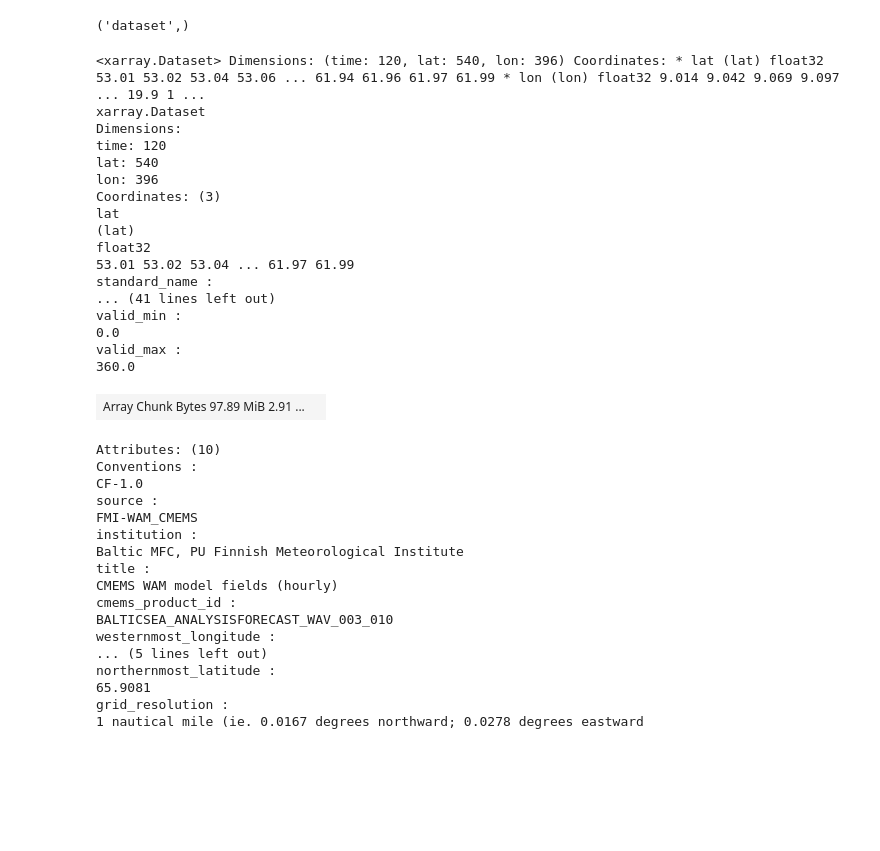
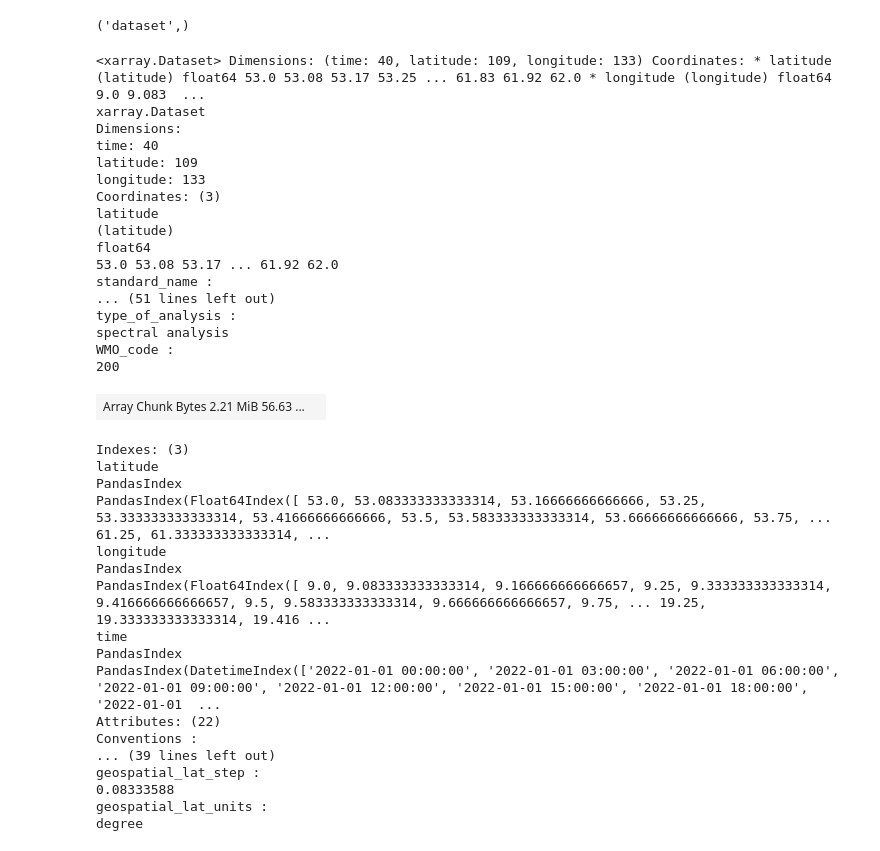
Before and after one commit to xcube-dev/xcube-cmems, a Jupyter notebook: examples/notebooks/cmems_ds_example.ipynb, the cells around one changed output. Drawn from its saved outputs; the diff is of its cells as text; code cells hidden in the pictures; blank space fills up the shorter version.

```diff
--- a/examples/notebooks/cmems_ds_example.ipynb
+++ b/examples/notebooks/cmems_ds_example.ipynb
@@ -177,45 +180,45 @@ cmems_store.get_data_types_for_data('dataset-bal-analysis-forecast-wav-hourly')
 # %% [output]
 ('dataset',)
 # %%
-ds = cmems_store.open_data('dataset-bal-analysis-forecast-wav-hourly','dataset:zarr:cmems',variable_names=['VMDR'],time_range=('2022-01-01','2022-01-05'),
+ds = cmems_store.open_data('cmems_mod_glo_wav_anfc_0.083deg_PT3H-i','dataset:zarr:cmems',variable_names=['VMDR'],time_range=('2022-01-01','2022-01-05'),
                             bbox=[9, 53, 20, 62])
 ds
 # %% [output]
-<xarray.Dataset> Dimensions: (time: 120, lat: 540, lon: 396) Coordinates: * lat (lat) float32 53.01 53.02 53.04 53.06 ... 61.94 61.96 61.97 61.99 * lon (lon) float32 9.014 9.042 9.069 9.097 ... 19.9 1 ...
+<xarray.Dataset> Dimensions: (time: 40, latitude: 109, longitude: 133) Coordinates: * latitude (latitude) float64 53.0 53.08 53.17 53.25 ... 61.83 61.92 62.0 * longitude (longitude) float64 9.0 9.083  ...
 xarray.Dataset
 Dimensions:
-time: 120
-lat: 540
-lon: 396
+time: 40
+latitude: 109
+longitude: 133
 Coordinates: (3)
-lat
-(lat)
-float32
-53.01 53.02 53.04 ... 61.97 61.99
+latitude
+(latitude)
+float64
+53.0 53.08 53.17 ... 61.92 62.0
 standard_name :
-... (41 lines left out)
-valid_min :
-0.0
-valid_max :
-360.0
+... (51 lines left out)
+type_of_analysis :
+spectral analysis
+WMO_code :
+200
-| Array Chunk Bytes 97.89 MiB 2.91 ... |  |
+| Array Chunk Bytes 2.21 MiB 56.63 ... |  |
-Attributes: (10)
+Indexes: (3)
+latitude
+PandasIndex
+PandasIndex(Float64Index([ 53.0, 53.083333333333314, 53.16666666666666, 53.25, 53.333333333333314, 53.41666666666666, 53.5, 53.583333333333314, 53.66666666666666, 53.75, ... 61.25, 61.333333333333314, ...
+longitude
+PandasIndex
+PandasIndex(Float64Index([ 9.0, 9.083333333333314, 9.166666666666657, 9.25, 9.333333333333314, 9.416666666666657, 9.5, 9.583333333333314, 9.666666666666657, 9.75, ... 19.25, 19.333333333333314, 19.416 ...
+time
+PandasIndex
+PandasIndex(DatetimeIndex(['2022-01-01 00:00:00', '2022-01-01 03:00:00', '2022-01-01 06:00:00', '2022-01-01 09:00:00', '2022-01-01 12:00:00', '2022-01-01 15:00:00', '2022-01-01 18:00:00', '2022-01-01  ...
+Attributes: (22)
 Conventions :
-CF-1.0
-source :
-FMI-WAM_CMEMS
-institution :
-Baltic MFC, PU Finnish Meteorological Institute
-title :
-CMEMS WAM model fields (hourly)
-cmems_product_id :
-BALTICSEA_ANALYSISFORECAST_WAV_003_010
-westernmost_longitude :
-... (5 lines left out)
-northernmost_latitude :
-65.9081
-grid_resolution :
-1 nautical mile (ie. 0.0167 degrees northward; 0.0278 degrees eastward
+... (39 lines left out)
+geospatial_lat_step :
+0.08333588
+geospatial_lat_units :
+degree
 # %%
 ds.VMDR[0].plot(figsize=(10, 10))
 # %% [output]
```
Also changed, not shown: parts of 15 cells of this notebook, 2 other files.
